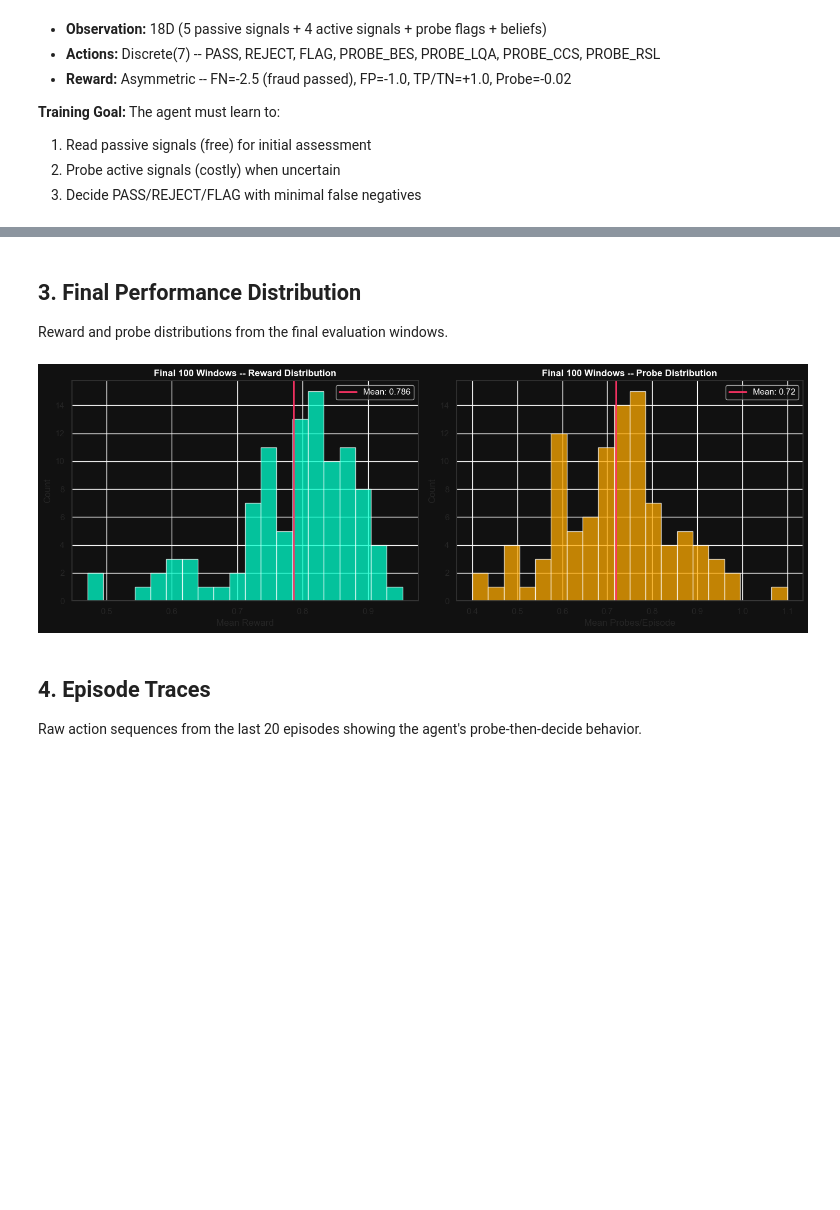
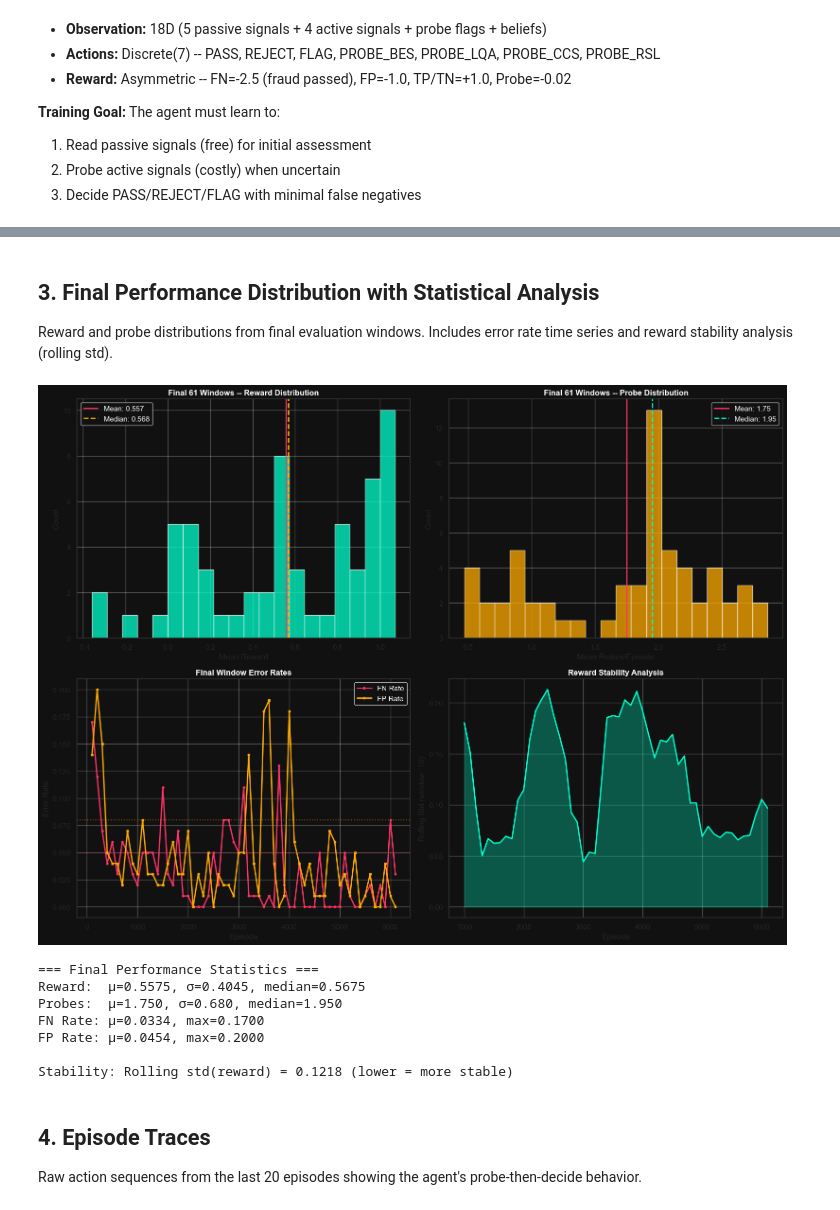
Before and after one commit to steeltroops-ai/sentinel, a Jupyter notebook: notebooks/02_rl_training.ipynb, the cells around one changed output, grey strips where cells are left out. Saved outputs shown, nothing was run; the diff lists cells and outputs as text; code cells hidden in the pictures; blank space fills up the shorter version.

Commit message:
feat: finalize signal weights, probe logic, and doc consistency for submission

```diff
--- a/notebooks/02_rl_training.ipynb
+++ b/notebooks/02_rl_training.ipynb
@@ -117,35 +137,77 @@ plt.show()
 # %% [markdown]
-## 3. Final Performance Distribution
-Reward and probe distributions from the final evaluation windows.
+## 3. Final Performance Distribution with Statistical Analysis
+Reward and probe distributions from final evaluation windows. Includes error rate time series and reward stability analysis (rolling std).
 # %%
-# --- Final Reward Distribution ---
+# --- Final Performance Distribution with Statistical Analysis ---
 final_n = min(100, len(df))
 final_df = df.tail(final_n)
 
-fig, (ax1, ax2) = plt.subplots(1, 2, figsize=(14, 5))
+fig, ((ax1, ax2), (ax3, ax4)) = plt.subplots(2, 2, figsize=(16, 12))
 
 # Reward histogram
 ax1.hist(final_df['reward_mean'], bins=20, color='#00ffcc', alpha=0.75, edgecolor='white')
-ax1.axvline(final_df['reward_mean'].mean(), color='#ff3366', linewidth=2,
-           label=f"Mean: {final_df['reward_mean'].mean():.3f}")
+mean_reward = final_df['reward_mean'].mean()
+median_reward = final_df['reward_mean'].median()
+ax1.axvline(mean_reward, color='#ff3366', linewidth=2, label=f"Mean: {mean_reward:.3f}")
+ax1.axvline(median_reward, color='#ffaa00', linewidth=2, linestyle='--', label=f"Median: {median_reward:.3f}")
 ax1.set_xlabel('Mean Reward')
 ax1.set_ylabel('Count')
 ax1.set_title(f'Final {final_n} Windows -- Reward Distribution', fontsize=12, fontweight='bold')
 ax1.legend()
+ax1.grid(alpha=0.3)
 
 # Probes histogram
 ax2.hist(final_df['probes_mean'], bins=20, color='#ffaa00', alpha=0.75, edgecolor='white')
-ax2.axvline(final_df['probes_mean'].mean(), color='#ff3366', linewidth=2,
-           label=f"Mean: {final_df['probes_mean'].mean():.2f}")
+mean_probes = final_df['probes_mean'].mean()
+median_probes = final_df['probes_mean'].median()
+ax2.axvline(mean_probes, color='#ff3366', linewidth=2, label=f"Mean: {mean_probes:.2f}")
+ax2.axvline(median_probes, color='#00ffcc', linewidth=2, linestyle='--', label=f"Median: {median_probes:.2f}")
 ax2.set_xlabel('Mean Probes/Episode')
 ax2.set_ylabel('Count')
 ax2.set_title(f'Final {final_n} Windows -- Probe Distribution', fontsize=12, fontweight='bold')
 ax2.legend()
+ax2.grid(alpha=0.3)
+
+# Error rate time series
+ax3.plot(final_df['episode'], final_df['fn_rate'], color='#ff3366', linewidth=2, label='FN Rate', marker='o', markersize=3)
+ax3.plot(final_df['episode'], final_df['fp_rate'], color='#ffaa00', linewidth=2, label='FP Rate', marker='s', markersize=3)
+ax3.axhline(0.05, color='#ff3366', linestyle=':', alpha=0.5)
+ax3.axhline(0.08, color='#ffaa00', linestyle=':', alpha=0.5)
+ax3.set_xlabel('Episode')
+ax3.set_ylabel('Error Rate')
+ax3.set_title('Final Window Error Rates', fontsize=12, fontweight='bold')
+ax3.legend()
+ax3.grid(alpha=0.3)
+
+# Reward stability (rolling std)
+window = 10
+rolling_std = final_df['reward_mean'].rolling(window=window).std()
+ax4.plot(final_df['episode'], rolling_std, color='#00ffcc', linewidth=2)
+ax4.fill_between(final_df['episode'], 0, rolling_std, color='#00ffcc', alpha=0.3)
+ax4.set_xlabel('Episode')
+ax4.set_ylabel(f'Rolling Std (window={window})')
+ax4.set_title('Reward Stability Analysis', fontsize=12, fontweight='bold')
+ax4.grid(alpha=0.3)
 
 plt.tight_layout()
 plt.show()
+
+# Statistical summary
+print("\n=== Final Performance Statistics ===")
+print(f"Reward:  μ={mean_reward:.4f}, σ={final_df['reward_mean'].std():.4f}, median={median_reward:.4f}")
+print(f"Probes:  μ={mean_probes:.3f}, σ={final_df['probes_mean'].std():.3f}, median={median_probes:.3f}")
+print(f"FN Rate: μ={final_df['fn_rate'].mean():.4f}, max={final_df['fn_rate'].max():.4f}")
+print(f"FP Rate: μ={final_df['fp_rate'].mean():.4f}, max={final_df['fp_rate'].max():.4f}")
+print(f"\nStability: Rolling std(reward) = {rolling_std.mean():.4f} (lower = more stable)")
 # %% [output]
-[figure, old version]
+[figure, new version]
+=== Final Performance Statistics ===
+Reward:  μ=0.5575, σ=0.4045, median=0.5675
+Probes:  μ=1.750, σ=0.680, median=1.950
+FN Rate: μ=0.0334, max=0.1700
+FP Rate: μ=0.0454, max=0.2000
+
+Stability: Rolling std(reward) = 0.1218 (lower = more stable)
 # %% [markdown]
 ## 4. Episode Traces
 Raw action sequences from the last 20 episodes showing the agent's probe-then-decide behavior.
```
Also changed, not shown: parts of 14 cells of this notebook, 32 other files.
